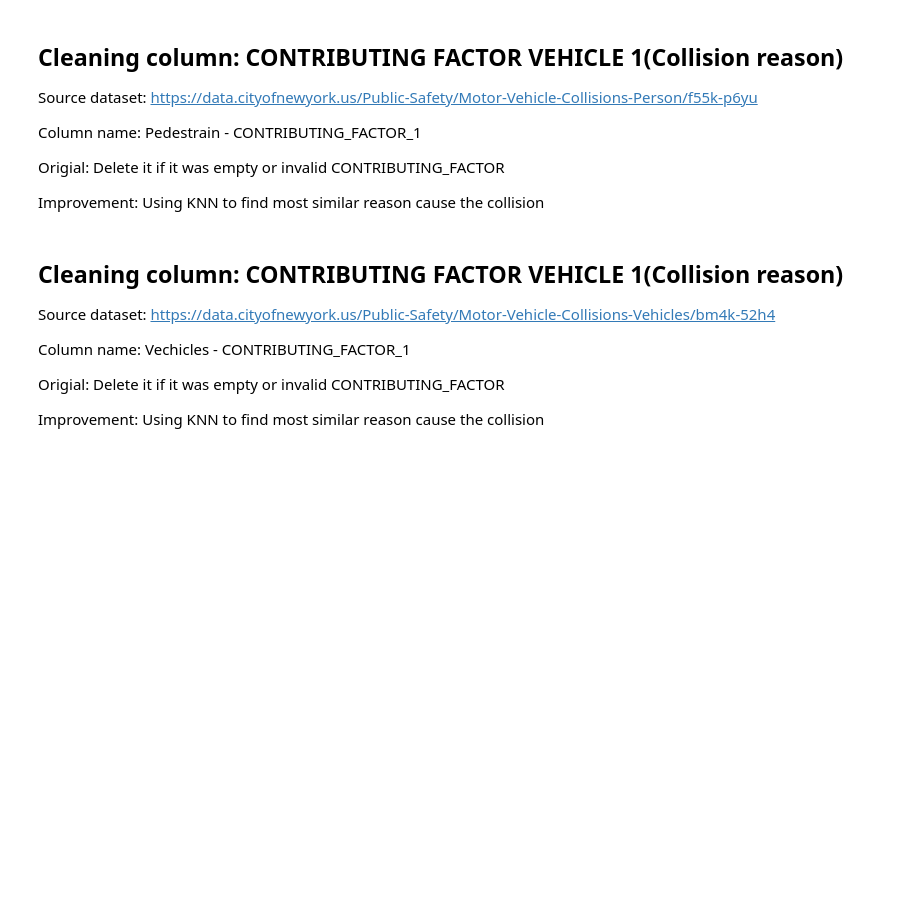
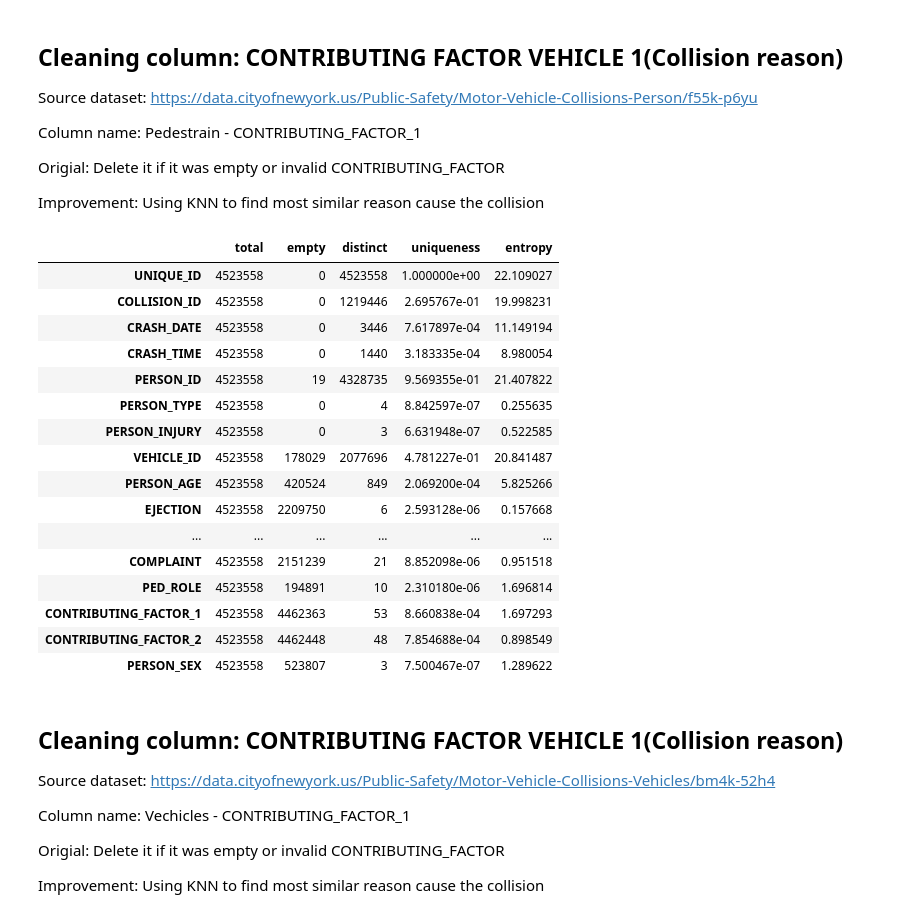
Before and after one commit to Rollingkeyboard/Make-traffic-safer-in-New-York-City, a Jupyter notebook: Data cleaning at scale_part3.ipynb, the cells around one changed output. Cells and saved outputs as stored; diff of their text form; code cells hidden in the pictures; blank space fills up the shorter version.

```diff
--- a/Data cleaning at scale_part3.ipynb
+++ b/Data cleaning at scale_part3.ipynb
@@ -219,6 +237,28 @@ for i in range(1, 3):
           col_name,
           Lookup(columns=[col_name], mapping=mapping, default=col_name)
           )
+# %%
+# review dataset profile
+profiles = dataset_profile(ds)
+profiles.stats()
+# %% [output]
+|  | total | empty | distinct | uniqueness | entropy |
+| UNIQUE_ID | 4523558 | 0 | 4523558 | 1.000000e+00 | 22.109027 |
+| COLLISION_ID | 4523558 | 0 | 1219446 | 2.695767e-01 | 19.998231 |
+| CRASH_DATE | 4523558 | 0 | 3446 | 7.617897e-04 | 11.149194 |
+| CRASH_TIME | 4523558 | 0 | 1440 | 3.183335e-04 | 8.980054 |
+| PERSON_ID | 4523558 | 19 | 4328735 | 9.569355e-01 | 21.407822 |
+| PERSON_TYPE | 4523558 | 0 | 4 | 8.842597e-07 | 0.255635 |
+| PERSON_INJURY | 4523558 | 0 | 3 | 6.631948e-07 | 0.522585 |
+| VEHICLE_ID | 4523558 | 178029 | 2077696 | 4.781227e-01 | 20.841487 |
+| PERSON_AGE | 4523558 | 420524 | 849 | 2.069200e-04 | 5.825266 |
+| EJECTION | 4523558 | 2209750 | 6 | 2.593128e-06 | 0.157668 |
+| ... | ... | ... | ... | ... | ... |
+| COMPLAINT | 4523558 | 2151239 | 21 | 8.852098e-06 | 0.951518 |
+| PED_ROLE | 4523558 | 194891 | 10 | 2.310180e-06 | 1.696814 |
+| CONTRIBUTING_FACTOR_1 | 4523558 | 4462363 | 53 | 8.660838e-04 | 1.697293 |
+| CONTRIBUTING_FACTOR_2 | 4523558 | 4462448 | 48 | 7.854688e-04 | 0.898549 |
+| PERSON_SEX | 4523558 | 523807 | 3 | 7.500467e-07 | 1.289622 |
 # %% [markdown]
 ## Cleaning column: CONTRIBUTING FACTOR VEHICLE 1(Collision reason)
 
```
Also changed, not shown: parts of 8 cells of this notebook.
